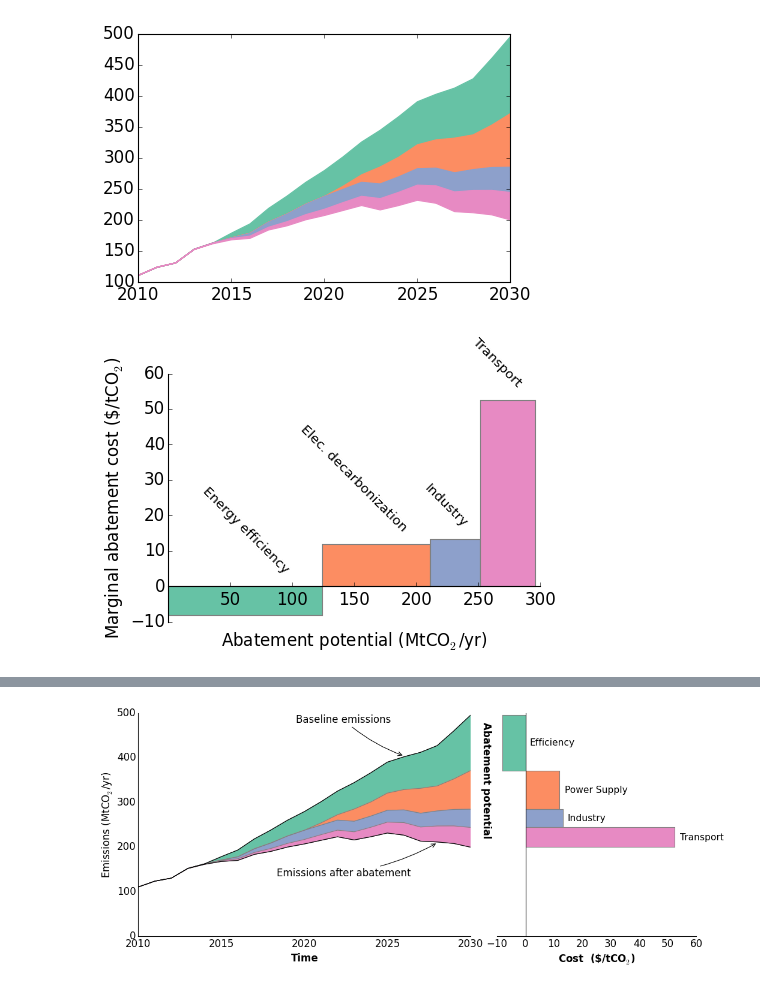
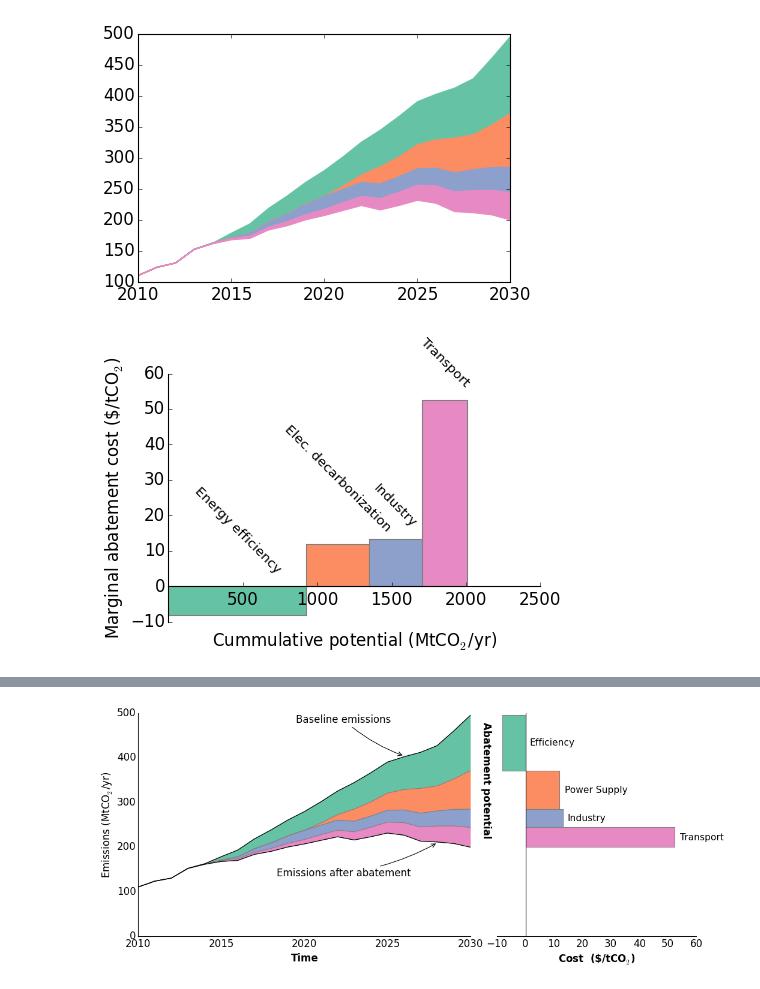
Before and after one commit to adrivsh/pyMACC, a Jupyter notebook: plot_wedge.ipynb, the cells around one changed output, grey strips where cells are left out. Cells and saved outputs as stored; diff of their text form; code cells hidden in the pictures.

```diff
--- a/plot_wedge.ipynb
+++ b/plot_wedge.ipynb
@@ -38,34 +44,34 @@ for i in range(len(mac)):
 [figure]
 # %%
 #MAC curve
-potential = abatement.iloc[-1,:]
+potential = abatement.sum()
+potential
 ax=plt.subplot(1,1,1)
 
 ax.bar(potential.cumsum()-potential,mac,width=potential,color=colors,edgecolor="grey")
 
 ax.spines['bottom'].set_position("zero")
 ax.spines['right'].set_color('none')
 
 ax.spines['top'].set_color('none')
 ax.spines['right'].set_color('none')
 
 ax.xaxis.set_ticks_position('bottom')
 ax.yaxis.set_ticks_position('left')
 
 #removes the 0 from the x axis ticks
 ax.xaxis.get_major_ticks()[0].draw = lambda *args:None
 
 plt.ylabel("Marginal abatement cost (\$/tCO$_2$)")
-plt.xlabel("Abatement potential (MtCO$_2$/yr)",labelpad=20)
+plt.xlabel("Cummulative potential (MtCO$_2$/yr)",labelpad=20)
 
-long_names = pd.read_csv("dict.csv",index_col=0,squeeze=True)
 
-for name in mac.index.values.tolist():
+for name in mac.index:
     ax.annotate(long_names[name],
                  xy=((potential.cumsum()[name]-potential[name]/2),max(0,mac[name])),xycoords='data',
-                 xytext=(potential[name]/3, 10), textcoords='offset points',ha="right",size=12,rotation=-45,va="bottom"
+                 xytext=(0, 10), textcoords='offset points',ha="center",va="bottom",size=12,rotation=-45
             )
 
 plt.savefig("fig/macc.png",bbox_inches="tight")
 # %% [output]
-[figure, old version]
+[figure, new version]
```
Also changed, not shown: parts of 5 cells of this notebook.
